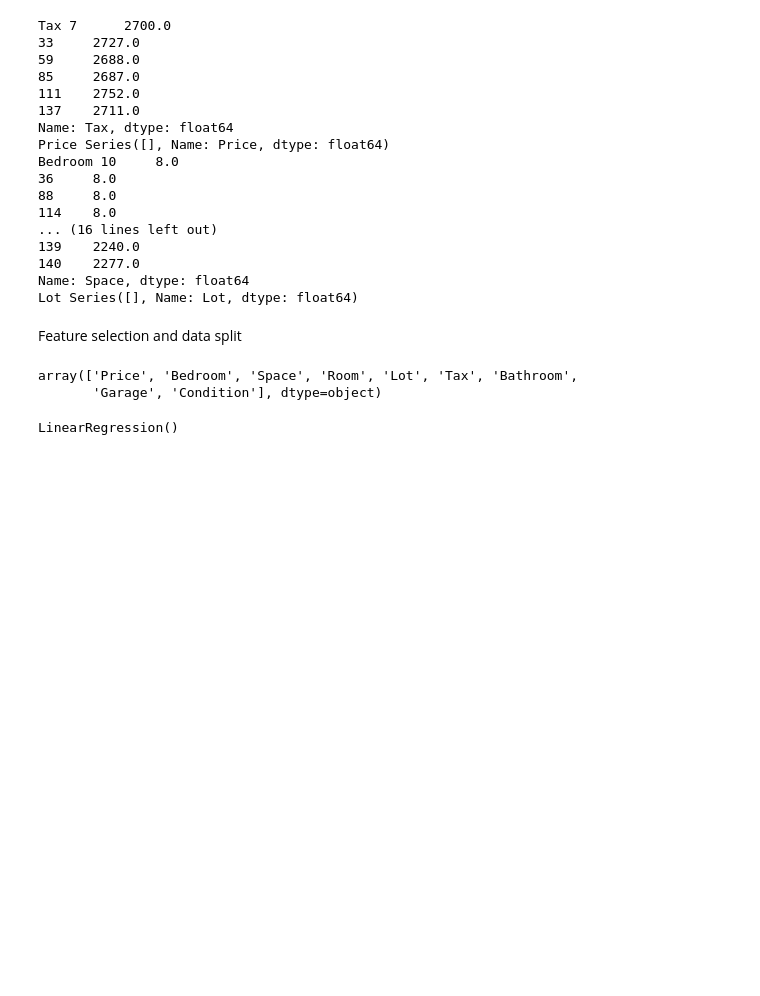
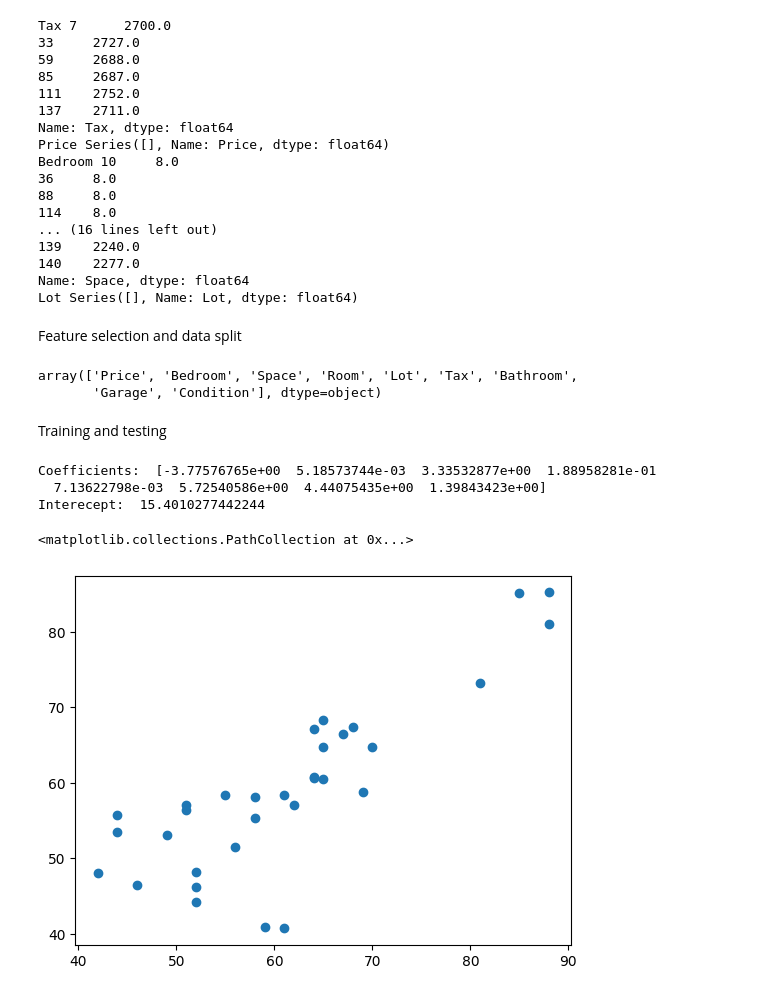
Before and after one commit to tenochca/linearregression_houseprice, a Jupyter notebook: regression.ipynb, the cells around one changed output. Cells and saved outputs as stored; diff of their text form; code cells hidden in the pictures; blank space fills up the shorter version.

Commit message:
git model on training and got performance metrics on testing

```diff
--- a/regression.ipynb
+++ b/regression.ipynb
@@ -180,10 +180,23 @@ array(['Price', 'Bedroom', 'Space', 'Room', 'Lot', 'Tax', 'Bathroom',
 from sklearn.model_selection import train_test_split
 y = df_house_price['Price']
 x = df_house_price[house_price_names[1:]]
-x_train,X_test,y_train,y_test = train_test_split(x,y,train_size=0.8,test_size=0.2,random_state=117)
+x_train,x_test,y_train,y_test = train_test_split(x,y,train_size=0.8,test_size=0.2,random_state=117)
+# %% [markdown]
+Training and testing
 # %%
 from sklearn.linear_model import LinearRegression
 lin_reg = LinearRegression()
 lin_reg.fit(x_train, y_train)
+print('Coefficients: ',lin_reg.coef_)
+print('Interecept: ',lin_reg.intercept_)
 # %% [output]
-LinearRegression()
+Coefficients:  [-3.77576765e+00  5.18573744e-03  3.33532877e+00  1.88958281e-01
+  7.13622798e-03  5.72540586e+00  4.44075435e+00  1.39843423e+00]
+Interecept:  15.4010277442244
+# %%
+#scatter plot of actual vs predicted values
+y_pred = lin_reg.predict(x_test)
+plt.scatter(y_test, y_pred)
+# %% [output]
+<matplotlib.collections.PathCollection at 0x...>
+[figure, added]
```
Also changed, not shown: parts of 1 cell of this notebook.
